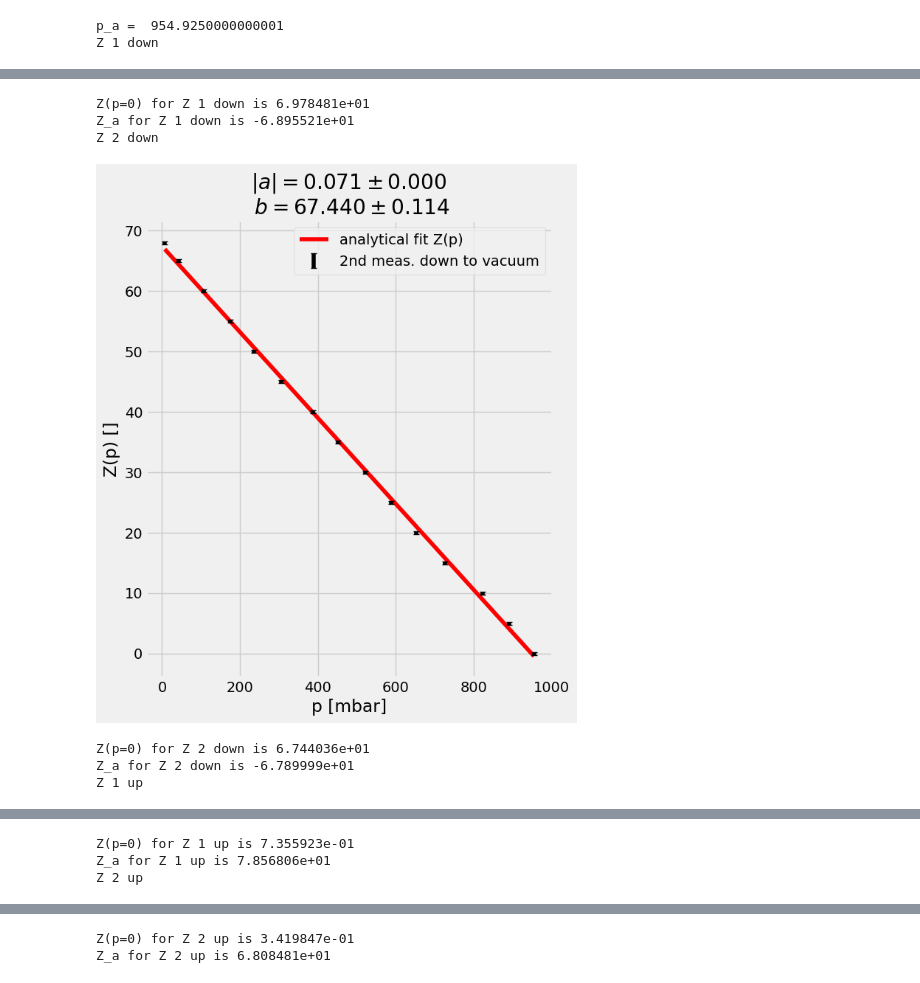
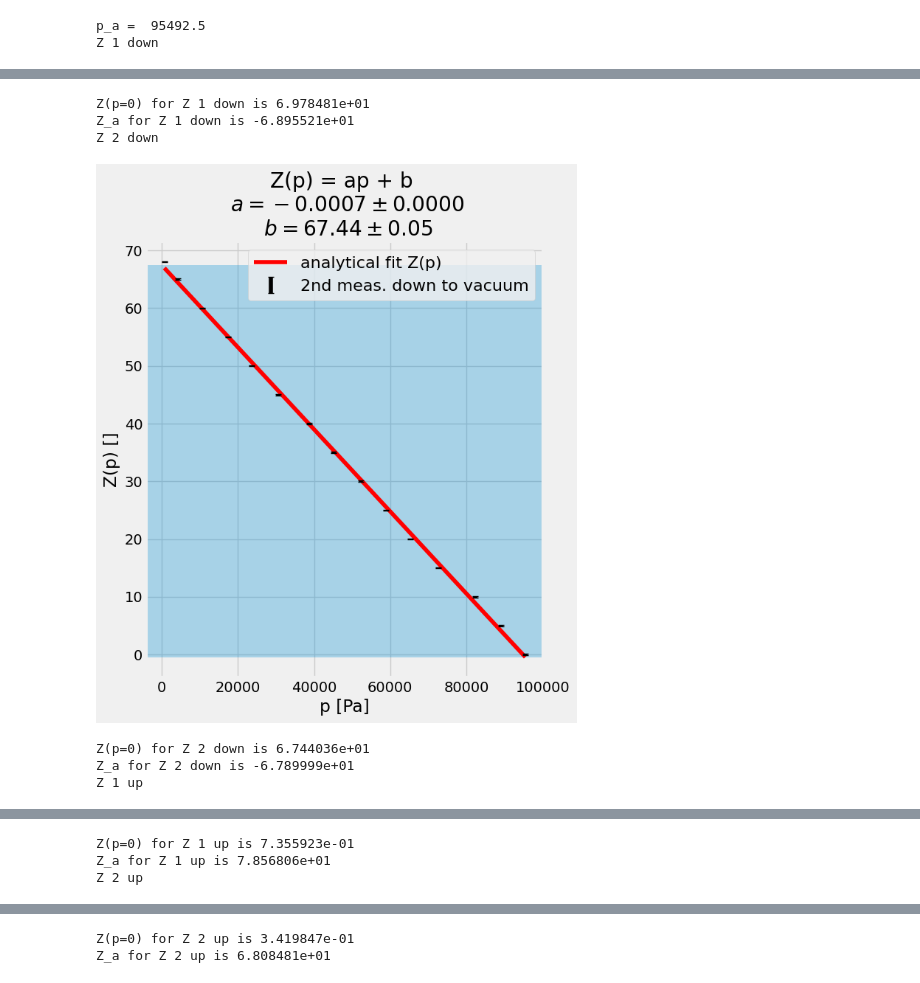
Before and after one commit to dominikrosser/praktikum_p1, a Jupyter notebook: 14 Brechungsindex der Luft/fit.ipynb, the cells around one changed output, grey strips where cells are left out. Saved outputs shown, nothing was run; the diff lists cells and outputs as text; code cells hidden in the pictures.

```diff
--- a/14 Brechungsindex der Luft/fit.ipynb
+++ b/14 Brechungsindex der Luft/fit.ipynb
@@ -4,8 +4,11 @@ import matplotlib.pyplot as plt
 from matplotlib import cm
 import os
 
+def calc_Z(p, a, b):
+    return a*p + b
+
 # fit a0 + a1*x = y, with analytical method
-def linear_fit_analytical(xs, ys, sigmas, xlabel='x', ylabel='y', legloc='upper left', bprint=False, saveloc='tmp.png', errbarlabel='points', plotlabel='analytical fit Z(p)'):
+def linear_fit_analytical(xs, ys, sigmas, xlabel='x', ylabel='y', legloc='upper left', bprint=False, saveloc='tmp.png', errbarlabel='points', plotlabel='analytical fit Z(p)', p_a=9999999):
     x=xs
     y=ys
     cm=1.06
@@ -38,26 +41,31 @@ def linear_fit_analytical(xs, ys, sigmas, xlabel='x', ylabel='y', legloc='upper
     fig, ax = plt.subplots(1,1,figsize=(6*cm, 7*cm))
     ax.plot(x, a[0,0] + a[1,0]*x, label=plotlabel, color='red')
     ax.errorbar(x, y, yerr=sig, linestyle='', capsize=3, color='black', label=errbarlabel)
-    ax.set_title('$|a|=%.3f \pm %.3f$ \n $b=%.3f \pm %.3f$' % (np.abs(a[1]), a1_error, a[0], a0_error ))
+    ax.set_title('Z(p) = ap + b \n $a=%.4f \pm %.4f$ \n $b=%.2f \pm %.2f$' % (a[1], a1_error, a[0], a0_error ))
     ax.set_xlabel(xlabel)
     ax.set_ylabel(ylabel)
-    ax.legend(loc=legloc)
+    ax.legend(loc=legloc, fontsize=16)
     fig.tight_layout(pad=0.1)
-    plt.savefig(saveloc)
-    plt.show()
     if bprint:
         print('a0 = ', '%.5f' % a[0])
         print('a1 = ', '%.5f' % a[1])
         print('a0_err = ', '%.5f' % a0_error)
         print('a1_err = ', '%.5f' % a1_error)
-
+    A=a[1]
+    B=a[0]
+    UPPER = calc_Z(p_a,A,B)
+    LOWER = calc_Z(0.0,A,B)
+    Z_a = UPPER - LOWER
+    #plt.axhline(y=UPPER, color='green', linestyle='-', label='Z(p=p_a)', alpha=0.5)
+    #plt.axhline(y=LOWER, color='green', linestyle='-', label='Z(p=0)', alpha=0.5)
+    ax.axhspan(ymin=(LOWER if LOWER<UPPER else UPPER), ymax=(UPPER if UPPER>LOWER else LOWER), xmin=0.0, xmax=p_a, alpha=0.3)
+    plt.savefig(saveloc)
+    plt.show()
     return a[1], a[0], a1_error, a0_error
 # %%
 from matplotlib.pyplot import ylabel
 
 # Z(p) = ap+b
-def calc_Z(p, a, b):
-    return a*p + b
 
 filename = os.path.join(os.getcwd(), "data_2_down.csv")
 Z_2down, p_2down = np.genfromtxt(filename, delimiter=',', skip_header=1, unpack=True)
@@ -75,7 +83,7 @@ Z_1up, p_1up = np.genfromtxt(filename, delimiter=',', skip_header=1, unpack=True
 labels_arr = ["Z 1 down", "Z 2 down", "Z 1 up", "Z 2 up"]
 errbarlabels = ["1st meas. down to vacuum", "2nd meas. down to vacuum", "1st meas. up from vacuum", "2nd meas. up from vacuum"]
 Z_arrarr = [Z_1down, Z_2down, Z_1up, Z_2up]
-p_arrarr = [p_1down, p_2down, p_1up, p_2up]
+p_arrarr = [p_1down*100, p_2down*100, p_1up*100, p_2up*100]
 
 # SETTING P_a pressure value
 p_max_values = [np.max(p_arr) for p_arr in p_arrarr]
@@ -88,10 +96,10 @@ sig_Z=1/10
 
 # EMPTY LISTS OF VALUES WE'RE GONNA CALCULATE
 Z_a_values = np.zeros(4) # Calculated values for the Za
-a_values = np.zeros(4) # Calculated slopes 'a'^of Z(p)=ap+b
-a_errors_by_fit = np.zeros(4) # Errors calculated together with the slopes (a's) in the fit
-b_values = np.zeros(4) # Nullpunktdurchschnitte
-b_errors_by_fit = np.zeros(4) # Nullpunktdurchschnitt fehler von fits
+a_values_normed = np.zeros(4) # Calculated slopes 'a'^of Z(p)=ap+b
+a_errors_normed_by_fit = np.zeros(4) # Errors calculated together with the slopes (a's) in the fit
+b_values_normed = np.zeros(4) # Nullpunktdurchschnitte
+b_errors_normed_by_fit = np.zeros(4) # Nullpunktdurchschnitt fehler von fits
 for i in range(0,len(Z_arrarr)):
     Z,p=Z_arrarr[i], p_arrarr[i]
     print(labels_arr[i])
@@ -99,14 +107,14 @@ for i in range(0,len(Z_arrarr)):
     sig_prop_p_to_Z = np.sqrt((sig_p_reading_and_device**2) * (dZ_dp**2)) # The error from p goes to an error of Z by error propagation formulas
     sig_Z_tot=sig_Z+sig_prop_p_to_Z
     sig=np.ones(len(Z))*sig_Z_tot
-    a,b,a_err,b_err = linear_fit_analytical(p,Z,sig, xlabel='p [mbar]', ylabel='Z(p) []', legloc=('upper right' if i <= 1 else 'upper left'), saveloc=("%s.png" % (labels_arr[i])), errbarlabel=errbarlabels[i])
+    a,b,a_err,b_err = linear_fit_analytical(p,Z,sig, xlabel='p [Pa]', ylabel='Z(p) []', legloc=('upper right' if i <= 1 else 'upper left'), saveloc=("%s.png" % (labels_arr[i])), errbarlabel=errbarlabels[i], p_a=p_a)
     Z_0 = calc_Z(0.0, a, b)
     print("Z(p=0) for %s is %.6e" % (labels_arr[i], Z_0))
     Z_a = calc_Z(p_a,a,b) - calc_Z(0.0,a,b)
     print("Z_a for %s is %.6e" % (labels_arr[i], Z_a))
     Z_a_values[i] = np.abs(Z_a)
-    a_values[i], a_errors_by_fit[i] = np.abs(a), a_err
-    b_values[i],b_errors_by_fit[i]=b, b_err
+    a_values_normed[i], a_errors_normed_by_fit[i] = np.abs(a), a_err
+    b_values_normed[i],b_errors_normed_by_fit[i]= b if i >= 2 else b-Z_a_values[i],b_err#b, b_err
 # %% [output]
-p_a =  954.9250000000001
+p_a =  95492.5
 Z 1 down
@@ -114,7 +122,7 @@ Z 1 down
 Z(p=0) for Z 1 down is 6.978481e+01
 Z_a for Z 1 down is -6.895521e+01
 Z 2 down
-[figure, old version]
+[figure, new version]
 Z(p=0) for Z 2 down is 6.744036e+01
 Z_a for Z 2 down is -6.789999e+01
 Z 1 up
```
Also changed, not shown: parts of 6 cells of this notebook.
